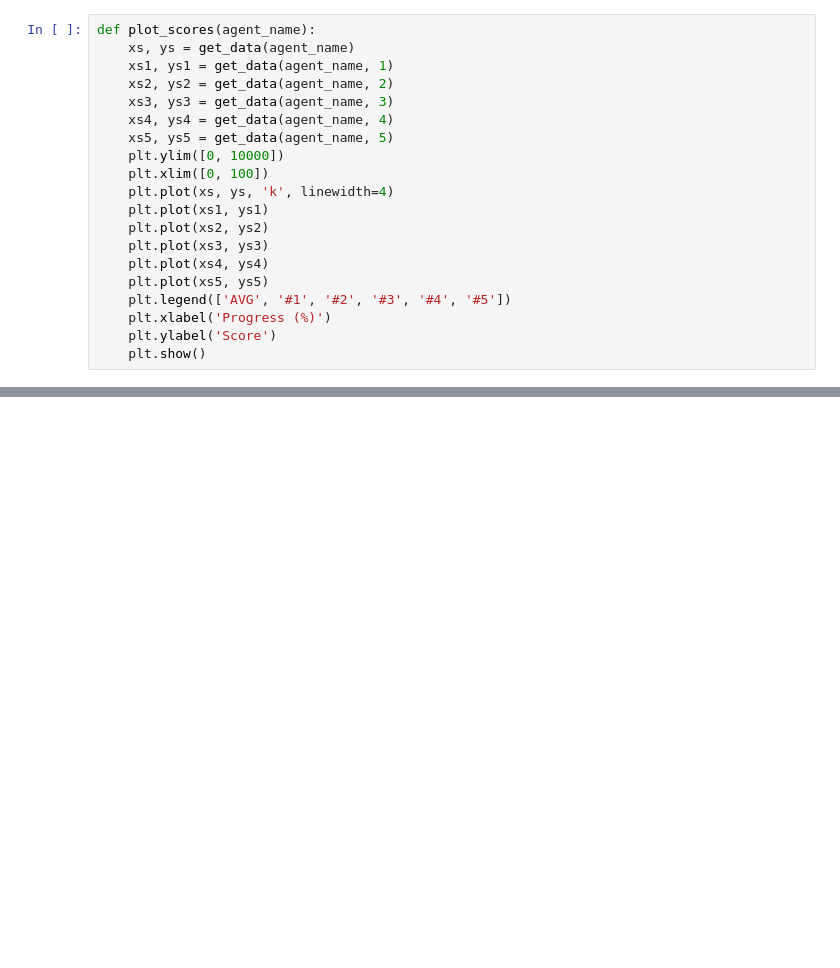
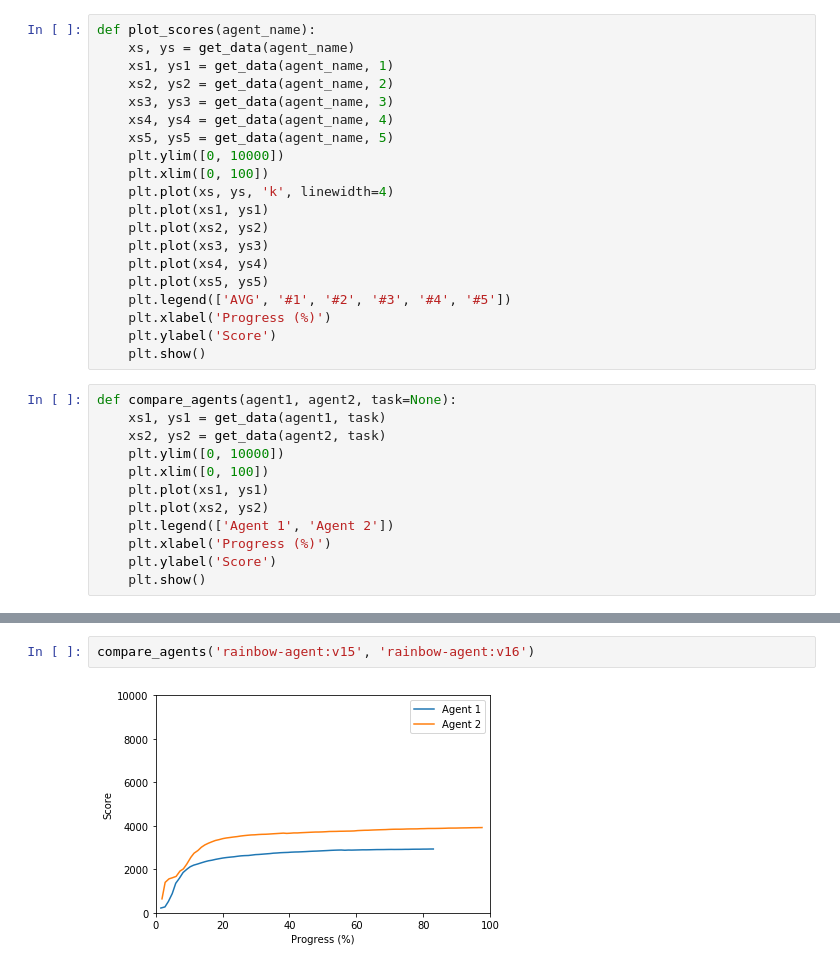
Before and after one commit to seungjaeryanlee/retro-agents, a Jupyter notebook: Plot.ipynb, the cells around one changed output, grey strips where cells are left out. Saved outputs shown, nothing was run; the diff lists cells and outputs as text; blank space fills up the shorter version.

```diff
--- a/Plot.ipynb
+++ b/Plot.ipynb
@@ -82,6 +82,18 @@ def plot_scores(agent_name):
     plt.xlabel('Progress (%)')
     plt.ylabel('Score')
     plt.show()
+# %%
+def compare_agents(agent1, agent2, task=None):
+    xs1, ys1 = get_data(agent1, task)
+    xs2, ys2 = get_data(agent2, task)
+    plt.ylim([0, 10000])
+    plt.xlim([0, 100])
+    plt.plot(xs1, ys1)
+    plt.plot(xs2, ys2)
+    plt.legend(['Agent 1', 'Agent 2'])
+    plt.xlabel('Progress (%)')
+    plt.ylabel('Score')
+    plt.show()
 # %%
 get_agents()
 # %% [output]
@@ -100,0 +115,4 @@ plot_scores('rainbow-agent:v15')
+# %%
+compare_agents('rainbow-agent:v15', 'rainbow-agent:v16')
+# %% [output]
+[figure, added]
```
Also changed, not shown: parts of 2 cells of this notebook.
